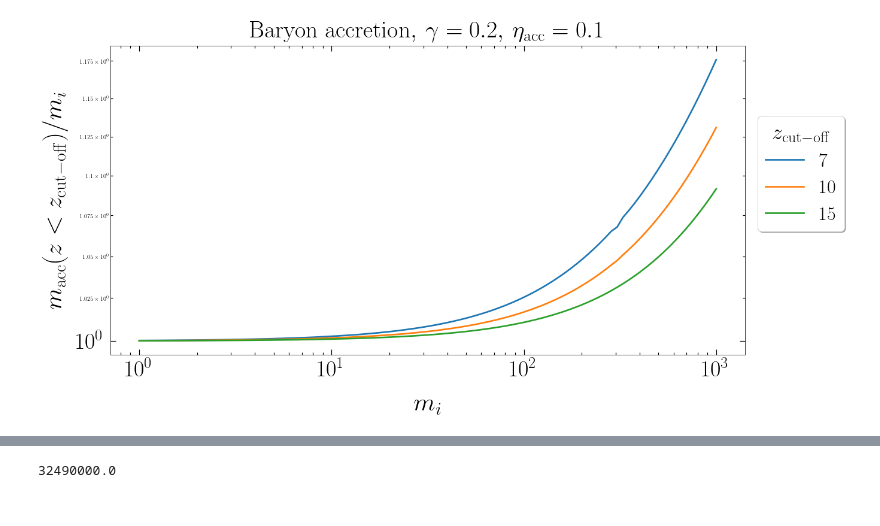
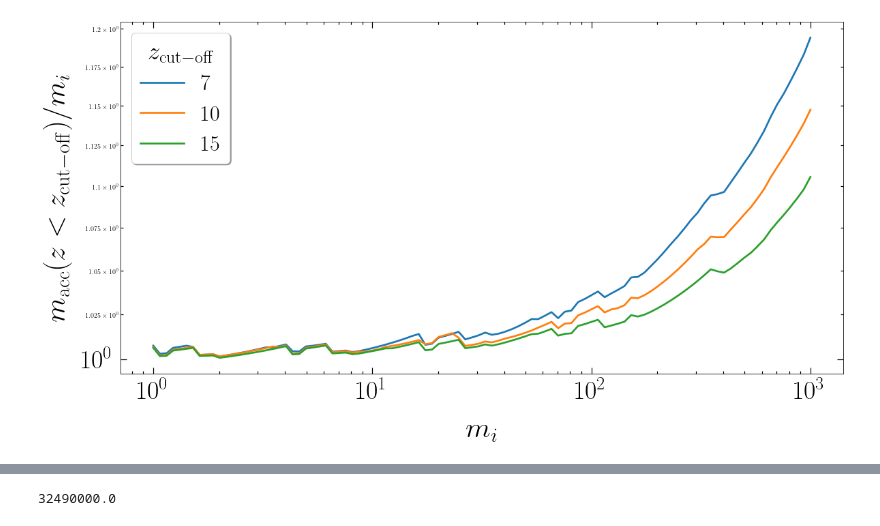
Before and after one commit to pratibhajangra591/project-2, a Jupyter notebook: Luca.ipynb, the cells around one changed output, grey strips where cells are left out. Cells and saved outputs as stored; diff of their text form; code cells hidden in the pictures.

```diff
--- a/Luca.ipynb
+++ b/Luca.ipynb
@@ -74,7 +74,7 @@ def m_Luca(z, m):
 # Accretion in radiation domination for different values of z_cut-off.
 
 
-N = 100
+N = 1000
 bin_centres = np.geomspace(1, 1000, N)
 bin_edges = np.sqrt(bin_centres[:-1]*bin_centres[1:])
 ratio = bin_edges[1]/bin_edges[0]
@@ -108,11 +108,11 @@ plot_lines = []
 for i, (z_cut, color) in enumerate(zip(z_cut_arr, colors)):
     for j, m1 in enumerate(m1_arr):
         γ = 0.2
-        z_1i = 1e4   # as a trial value
+        z_1i = z_pbh(m1,  γ)   # as a trial value
         y_1i = m1
         z_cut_off1 = z_eq
-        t1 = np.geomspace(z_1i, z_cut_off1, 100)
-        sol1 = solve_ivp(m_Luca, t_span = [t1[0], t1[-1]], y0 = [y_1i],  t_eval = t1)
+        t1 = np.geomspace(z_1i, z_cut_off1, 1000)
+        sol1 = solve_ivp(m_Luca, t_span = [t1[0], t1[-1]], y0 = [y_1i], method='LSODA', t_eval = t1)
         t1 = sol1.t
         y1 = sol1.y[0]
 
@@ -120,8 +120,8 @@ for i, (z_cut, color) in enumerate(zip(z_cut_arr, colors)):
         z_2i = z_eq
         y_2i = y1[-1]
         z_cut_off2 = z_rec
-        t2 = np.geomspace(z_2i, z_cut_off2, 100)
-        sol2 = solve_ivp(m_Luca, t_span = [t2[0], t2[-1]], y0 = [y_2i],  t_eval = t2)
+        t2 = np.geomspace(z_2i, z_cut_off2, 1000)
+        sol2 = solve_ivp(m_Luca, t_span = [t2[0], t2[-1]], y0 = [y_2i], method='LSODA', t_eval = t2)
         t2 = sol2.t
         y2 = sol2.y[0]
 
@@ -130,8 +130,8 @@ for i, (z_cut, color) in enumerate(zip(z_cut_arr, colors)):
         z_3i = z_rec
         y_3i = y2[-1]
         z_cut_off3 = z_th
-        t3 = np.geomspace(z_3i, z_cut_off3, 100)
-        sol3 = solve_ivp(m_Luca, t_span = [t3[0], t3[-1]], y0 = [y_3i],  t_eval = t3)
+        t3 = np.geomspace(z_3i, z_cut_off3, 1000)
+        sol3 = solve_ivp(m_Luca, t_span = [t3[0], t3[-1]], y0 = [y_3i], method='LSODA', t_eval = t3)
         t3 = sol3.t
         y3 = sol3.y[0]
 
@@ -139,8 +139,8 @@ for i, (z_cut, color) in enumerate(zip(z_cut_arr, colors)):
         z_4i = z_cut_off3
         y_4i = y3[-1]
         z_cut_off4 = 70
-        t4 = np.geomspace(z_4i, z_cut_off4, 100)
-        sol4 = solve_ivp(m_Luca, t_span = [t4[0], t4[-1]], y0 = [y_4i],  t_eval = t4)
+        t4 = np.geomspace(z_4i, z_cut_off4, 1000)
+        sol4 = solve_ivp(m_Luca, t_span = [t4[0], t4[-1]], y0 = [y_4i], method='LSODA',  t_eval = t4)
         t4 = sol4.t
         y4 = sol4.y[0]
 
@@ -148,8 +148,8 @@ for i, (z_cut, color) in enumerate(zip(z_cut_arr, colors)):
         z_5i = z_cut_off4
         y_5i = y4[-1]
         z_cut_off5 = 40
-        t5 = np.geomspace(z_5i, z_cut_off5, 100)
-        sol5 = solve_ivp(m_Luca, t_span = [t5[0], t5[-1]], y0 = [y_5i],  t_eval = t5)
+        t5 = np.geomspace(z_5i, z_cut_off5, 1000)
+        sol5 = solve_ivp(m_Luca, t_span = [t5[0], t5[-1]], y0 = [y_5i], method='LSODA', t_eval = t5)
         t5 = sol5.t
         y5 = sol5.y[0]
 
@@ -157,41 +157,41 @@ for i, (z_cut, color) in enumerate(zip(z_cut_arr, colors)):
         z_6i = z_cut_off5
         y_6i = y5[-1]
         z_cut_off6 = z_cut
-        t6 = np.geomspace(z_6i, z_cut, 100)
-        sol6 = solve_ivp(m_Luca, t_span = [t6[0], t6[-1]], y0 = [y_6i],  t_eval = t6)
+        t6 = np.geomspace(z_6i, z_cut, 1000)
+        sol6 = solve_ivp(m_Luca, t_span = [t6[0], t6[-1]], y0 = [y_6i], method='LSODA', t_eval = t6)
         t6 = sol6.t
         y6 = sol6.y[0]
 
 
 
         T = np.concatenate((t1, t2, t3, t4, t5, t6), axis = None)
         Y = np.concatenate((y1, y2, y3, y4, y5, y6), axis = None)
 
         mf_arr[j] = sol6.y[0][-2]
 
     ax.loglog(m1_arr, np.divide(mf_arr, m1_arr))
 
 
 
 
 ax.tick_params(axis='x', pad = 9.9)
 ax.tick_params(axis='y', pad = 9.9)
 ax.yaxis.get_offset_text().set_fontsize(38)
 plt.xticks(fontsize = 38)
 plt.yticks(fontsize = 38)
 plt.xlabel('$m_{i}$',fontsize = 43, labelpad = 20)
 plt.ylabel(r'$m_\mathrm{acc}(z < z_\mathrm{cut-off})/m_{i} $',fontsize = 43, labelpad = 14)
 plt.legend(['$7$', '$10$', '$15$'],
-           prop = {'size':32}, loc = (1.02, 0.4), shadow = True,
+           prop = {'size':32}, loc = 'upper left', shadow = True,
            title = '$z_\mathrm{cut-off}$' ,
            title_fontsize = 37, facecolor = 'white', fontsize = 65)
 #plt.xlim(1e16, 0.5*z_cut_off)
 plt.xscale('log')
-plt.title(r'Baryon accretion$,\, \gamma = 0.2, \,\eta_\mathrm{acc} = 0.1$', fontsize = 40, pad = 13)
+#plt.title(r'Baryon accretion$,\, \gamma = 0.2, \,\eta_\mathrm{acc} = 0.1$', fontsize = 40, pad = 13)
 #plt.savefig('bacc_z_diff_cutoff.pdf', bbox_inches = 'tight')
 plt.show()
 # %% [output]
-[figure, old version]
+[figure, new version]
 # %%
 sol = odeint(m_Luca, y0 = m, t=t, t_first = True)
 # %%
```
Also changed, not shown: parts of 1 cell of this notebook.
